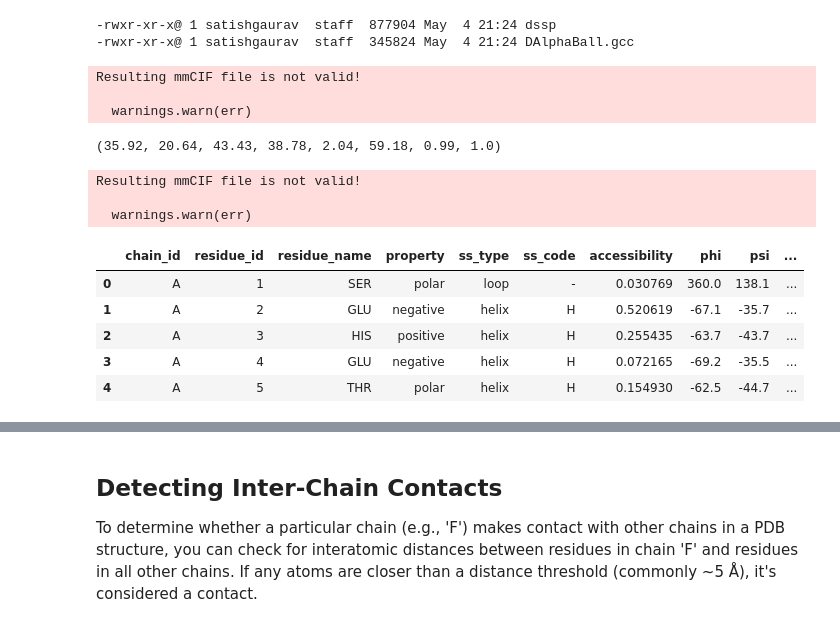
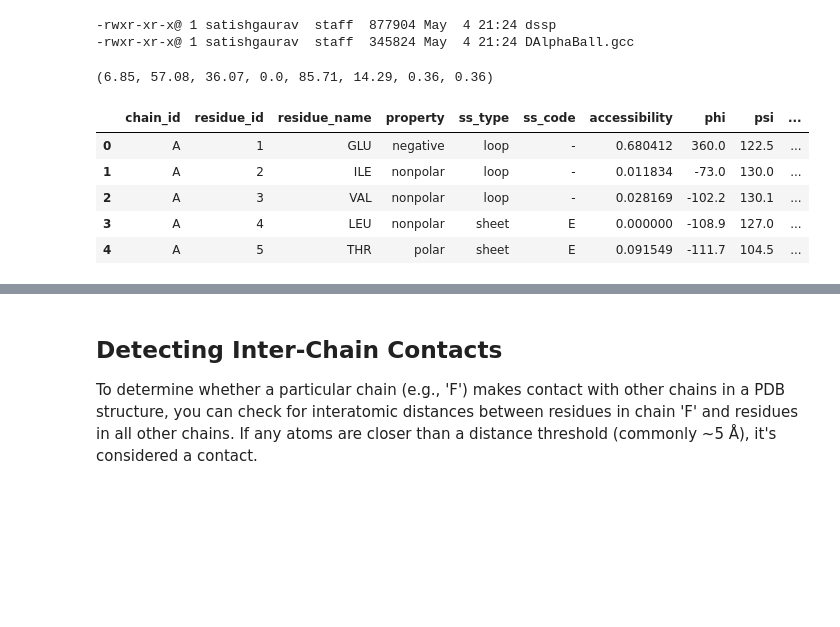
Before and after one commit to hemeai/ToxBind, a Jupyter notebook: functions/secondary_structure_analysis.ipynb, the cells around one changed output, grey strips where cells are left out. Saved outputs shown, nothing was run; the diff lists cells and outputs as text; code cells hidden in the pictures; blank space fills up the shorter version.

```diff
--- a/functions/secondary_structure_analysis.ipynb
+++ b/functions/secondary_structure_analysis.ipynb
@@ -254,13 +254,10 @@ advanced_settings = {
     "dssp_path": "/usr/local/bin/mkdssp",
     "omit_AAs": "C",
 }
-pdb_file = "./../target/7z14.pdb"
+pdb_file = "./../target/8d9y.pdb"
 calc_ss_percentage(pdb_file=pdb_file, advanced_settings=advanced_settings)
 # %% [output]
-Resulting mmCIF file is not valid!
-
-  warnings.warn(err)
+(6.85, 57.08, 36.07, 0.0, 85.71, 14.29, 0.36, 0.36)
-(35.92, 20.64, 43.43, 38.78, 2.04, 59.18, 0.99, 1.0)
 # %%
 import pandas as pd
 
@@ -323,42 +320,39 @@ def create_structure_df(pdb_file, advanced_settings, chain_id=None, atom_distanc
                 ss_type = 'loop'
                 if ss in ['H', 'G', 'I']:
                     ss_type = 'helix'
                 elif ss == 'E':
                     ss_type = 'sheet'
 
                 avg_plddt = sum(atom.bfactor for atom in residue) / len(residue) / 100
 
                 data.append({
                     'chain_id': current_chain_id,
                     'residue_id': residue_id,
                     'residue_name': res_name,
                     'property': AA_PROPERTIES.get(res_name, 'unknown'),
                     'ss_type': ss_type,
                     'ss_code': ss,
                     'accessibility': acc,
                     'phi': phi,
                     'psi': psi,
                     'plddt': round(avg_plddt, 2),
                     'is_interface': residue_id in interacting_residues if chain_id else None
                 })
 
     return pd.DataFrame(data)
 
 
 # Example usage:
-pdb_file = "./../target/7z14.pdb"
+pdb_file = "./../target/8d9y.pdb"
 df = create_structure_df(pdb_file, advanced_settings)
 df.head()
 # %% [output]
-Resulting mmCIF file is not valid!
-
-  warnings.warn(err)
 |  | chain_id | residue_id | residue_name | property | ss_type | ss_code | accessibility | phi | psi | ... |
-| 0 | A | 1 | SER | polar | loop | - | 0.030769 | 360.0 | 138.1 | ... |
-| 1 | A | 2 | GLU | negative | helix | H | 0.520619 | -67.1 | -35.7 | ... |
-| 2 | A | 3 | HIS | positive | helix | H | 0.255435 | -63.7 | -43.7 | ... |
-| 3 | A | 4 | GLU | negative | helix | H | 0.072165 | -69.2 | -35.5 | ... |
-| 4 | A | 5 | THR | polar | helix | H | 0.154930 | -62.5 | -44.7 | ... |
+| 0 | A | 1 | GLU | negative | loop | - | 0.680412 | 360.0 | 122.5 | ... |
+| 1 | A | 2 | ILE | nonpolar | loop | - | 0.011834 | -73.0 | 130.0 | ... |
+| 2 | A | 3 | VAL | nonpolar | loop | - | 0.028169 | -102.2 | 130.1 | ... |
+| 3 | A | 4 | LEU | nonpolar | sheet | E | 0.000000 | -108.9 | 127.0 | ... |
+| 4 | A | 5 | THR | polar | sheet | E | 0.091549 | -111.7 | 104.5 | ... |
 # %%
 df.tail(10)
 # %% [output]
```
Also changed, not shown: parts of 19 cells of this notebook, 6 other files.
